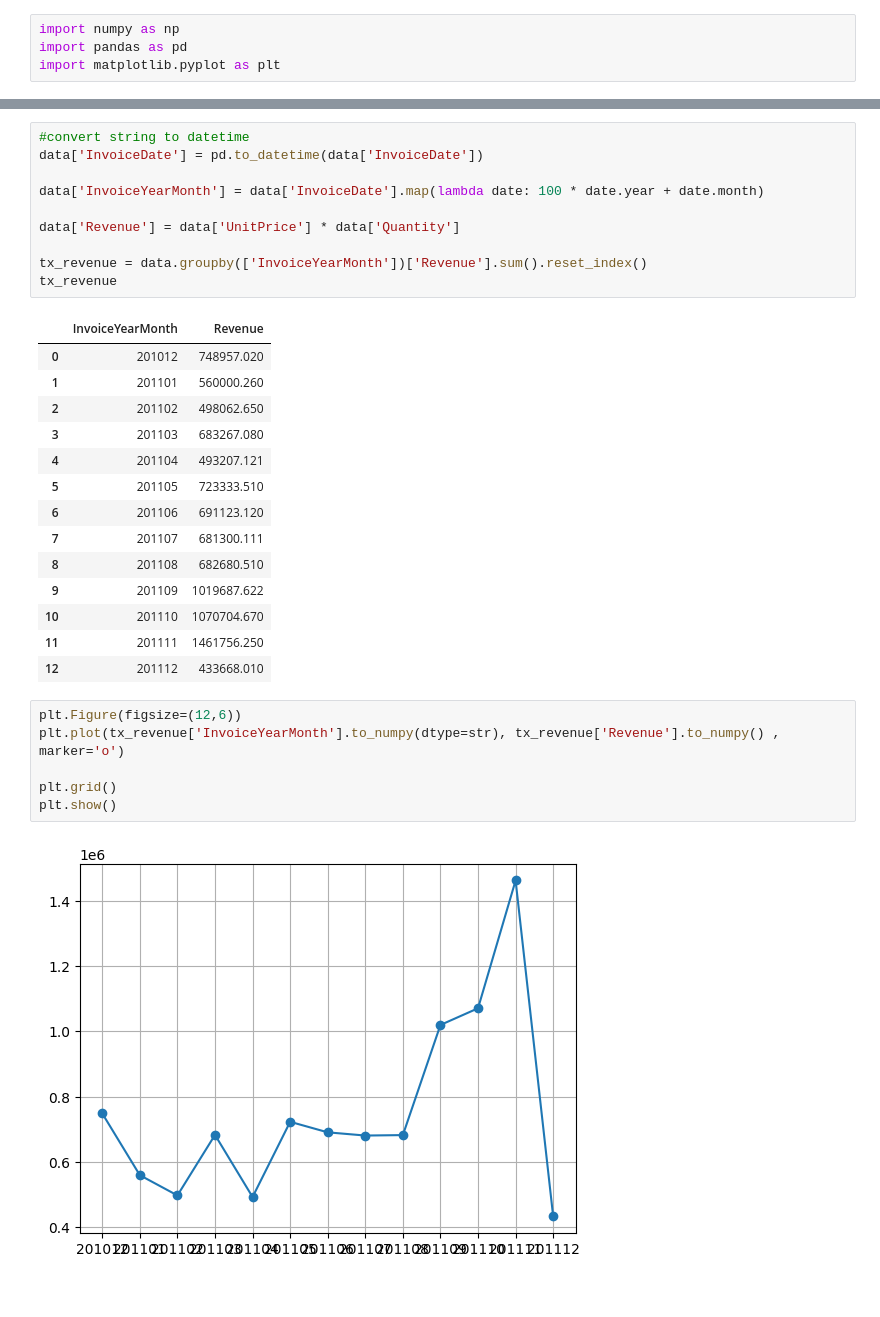
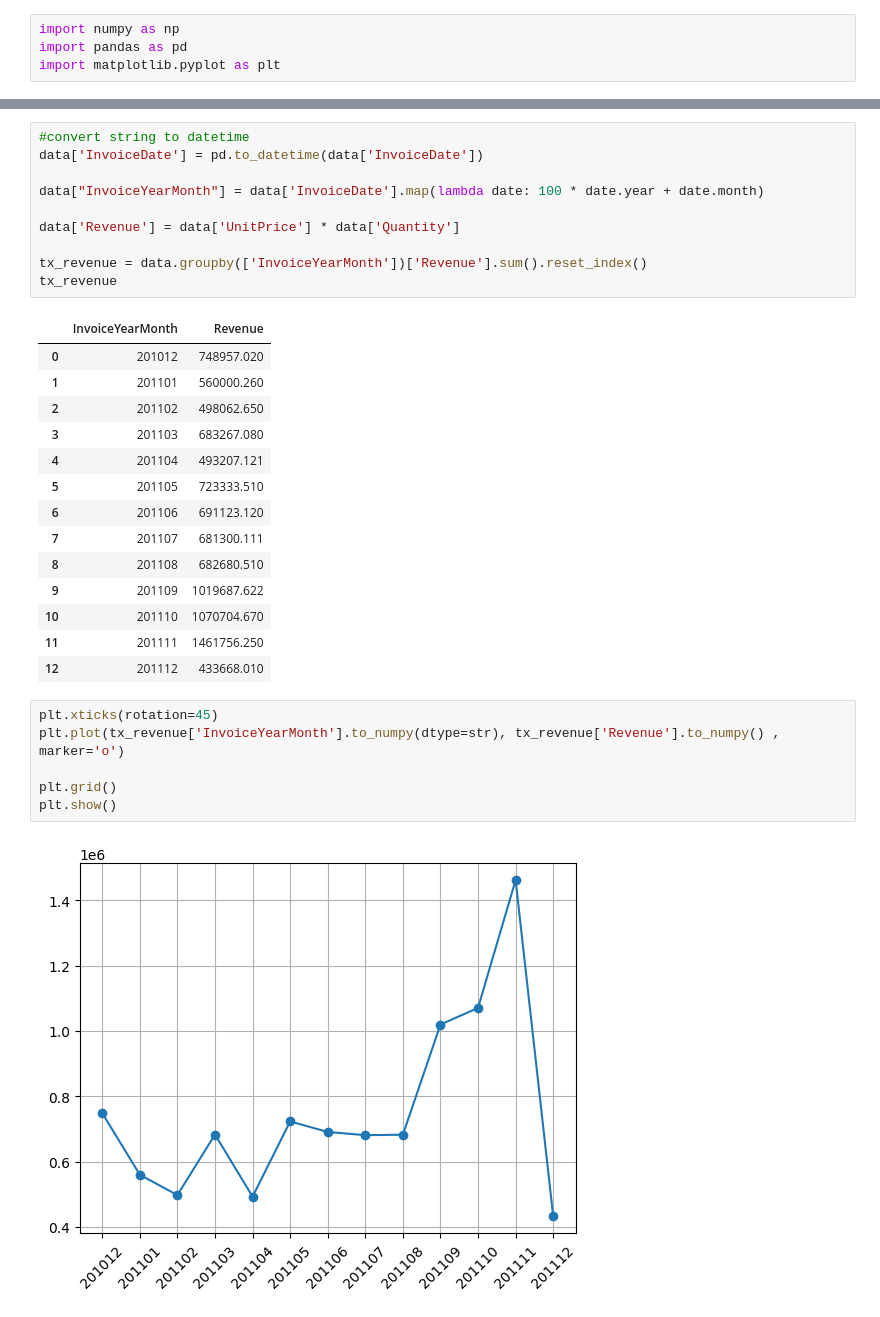
Before and after one commit to farhadspy/Machine-Learning, a Jupyter notebook: OnlineRetail.ipynb, the cells around one changed output, grey strips where cells are left out. Cells and saved outputs as stored; diff of their text form.

```diff
--- a/OnlineRetail.ipynb
+++ b/OnlineRetail.ipynb
@@ -21,7 +21,7 @@ data.head(10)
 #convert string to datetime
 data['InvoiceDate'] = pd.to_datetime(data['InvoiceDate'])
 
-data['InvoiceYearMonth'] = data['InvoiceDate'].map(lambda date: 100 * date.year + date.month)
+data["InvoiceYearMonth"] = data['InvoiceDate'].map(lambda date: 100 * date.year + date.month)
 
 data['Revenue'] = data['UnitPrice'] * data['Quantity']
 
@@ -43,10 +43,10 @@ tx_revenue
 | 11 | 201111 | 1461756.250 |
 | 12 | 201112 | 433668.010 |
 # %%
-plt.Figure(figsize=(12,6))
+plt.xticks(rotation=45)
 plt.plot(tx_revenue['InvoiceYearMonth'].to_numpy(dtype=str), tx_revenue['Revenue'].to_numpy() , marker='o')
 
 plt.grid()
 plt.show()
 # %% [output]
-[figure, old version]
+[figure, new version]
```
Also changed, not shown: parts of 2 cells of this notebook.
